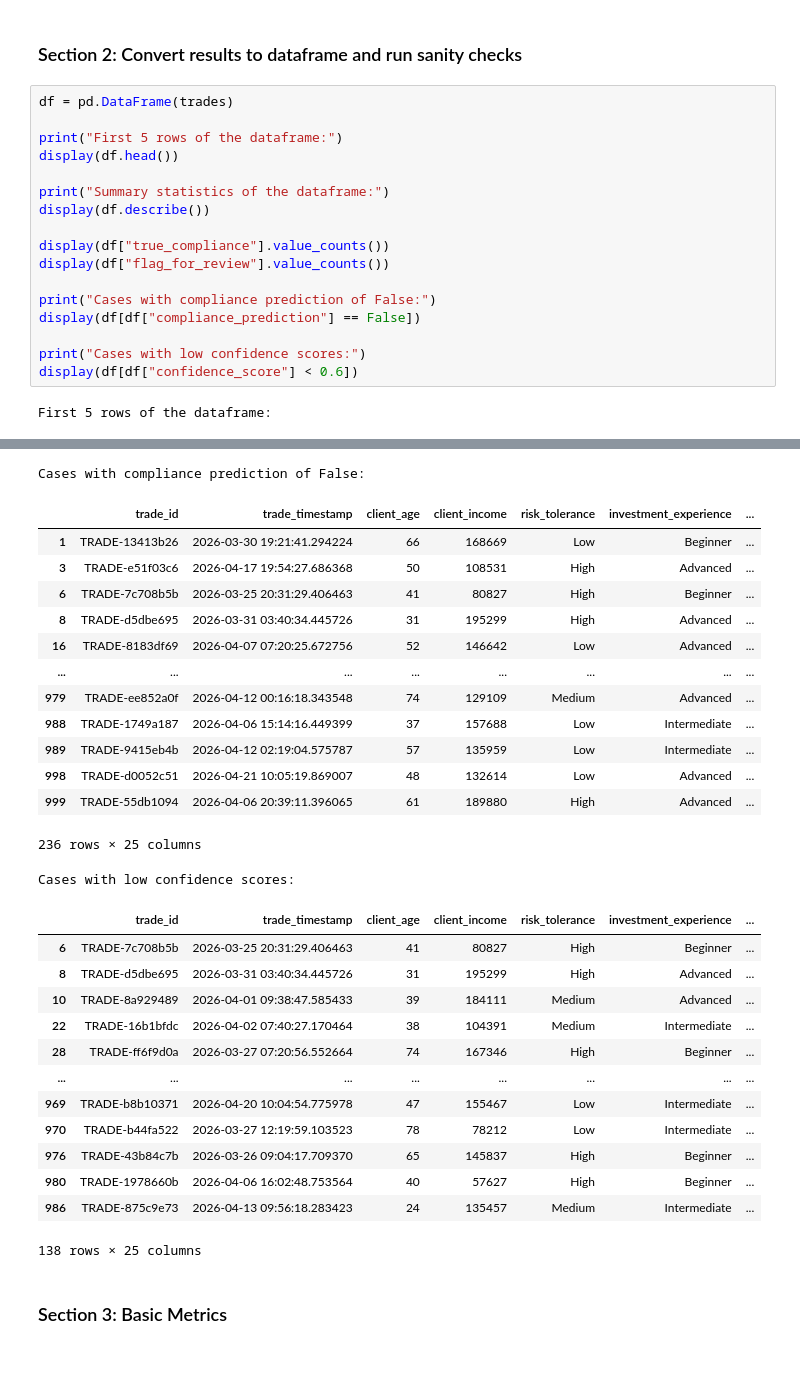
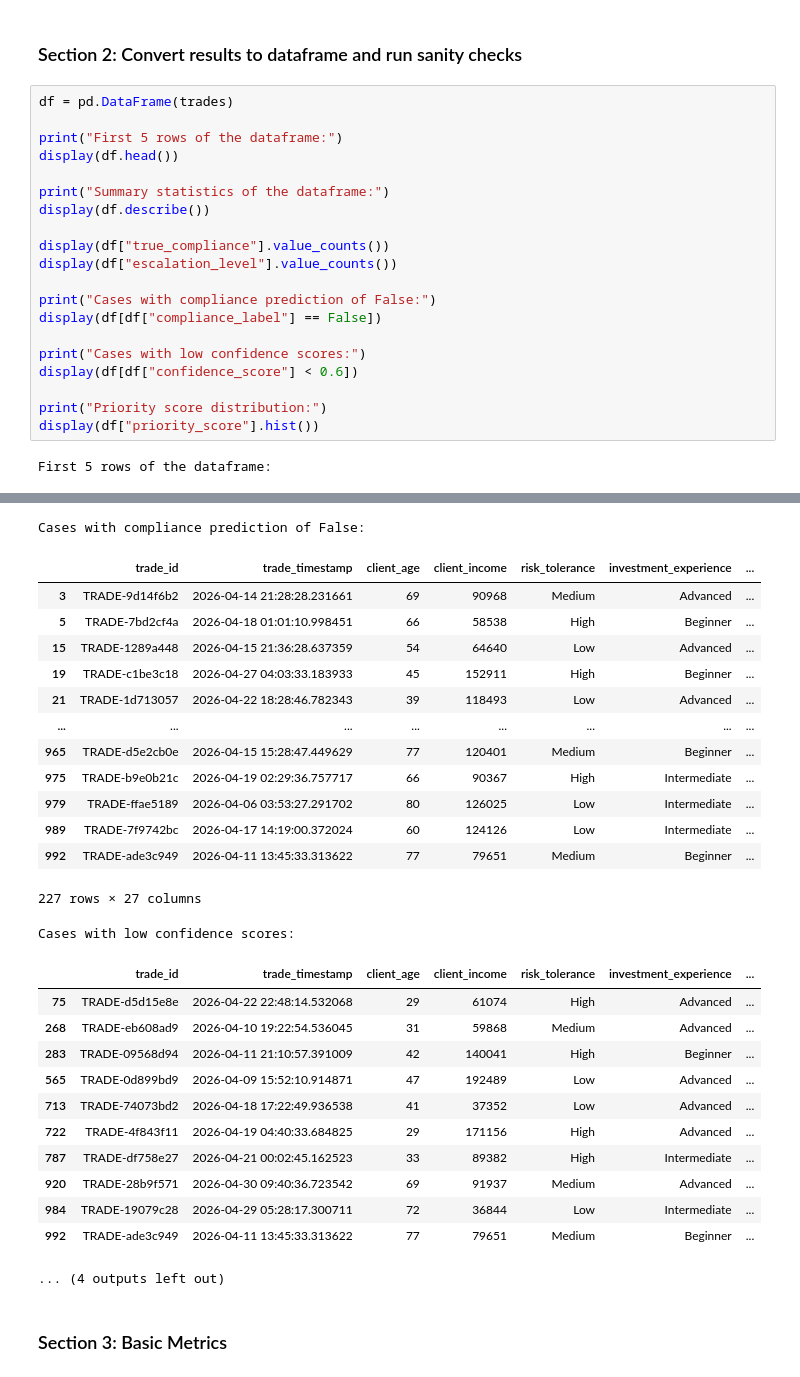
Before and after one commit to jjchau/ai-compliance-copilot, a Jupyter notebook: notebooks/S1_evaluation.ipynb, the cells around one changed output, grey strips where cells are left out. Saved outputs shown, nothing was run; the diff lists cells and outputs as text.

Commit message:
S1-008a: Updated testing notebook for tiered escalation levels (initial)

```diff
--- a/notebooks/S1_evaluation.ipynb
+++ b/notebooks/S1_evaluation.ipynb
@@ -34,13 +34,16 @@ print("Summary statistics of the dataframe:")
 display(df.describe())
 
 display(df["true_compliance"].value_counts())
-display(df["flag_for_review"].value_counts())
+display(df["escalation_level"].value_counts())
 
 print("Cases with compliance prediction of False:")
-display(df[df["compliance_prediction"] == False])
+display(df[df["compliance_label"] == False])
 
 print("Cases with low confidence scores:")
 display(df[df["confidence_score"] < 0.6])
+
+print("Priority score distribution:")
+display(df["priority_score"].hist())
 # %% [output]
 First 5 rows of the dataframe:
 |  | trade_id | trade_timestamp | client_age | client_income | risk_tolerance | investment_experience | ... |
@@ -70,32 +75,31 @@ True     279
 Name: count, dtype: int64
 Cases with compliance prediction of False:
 |  | trade_id | trade_timestamp | client_age | client_income | risk_tolerance | investment_experience | ... |
-| 1 | TRADE-13413b26 | 2026-03-30 19:21:41.294224 | 66 | 168669 | Low | Beginner | ... |
-| 3 | TRADE-e51f03c6 | 2026-04-17 19:54:27.686368 | 50 | 108531 | High | Advanced | ... |
-| 6 | TRADE-7c708b5b | 2026-03-25 20:31:29.406463 | 41 | 80827 | High | Beginner | ... |
-| 8 | TRADE-d5dbe695 | 2026-03-31 03:40:34.445726 | 31 | 195299 | High | Advanced | ... |
-| 16 | TRADE-8183df69 | 2026-04-07 07:20:25.672756 | 52 | 146642 | Low | Advanced | ... |
+| 3 | TRADE-9d14f6b2 | 2026-04-14 21:28:28.231661 | 69 | 90968 | Medium | Advanced | ... |
+| 5 | TRADE-7bd2cf4a | 2026-04-18 01:01:10.998451 | 66 | 58538 | High | Beginner | ... |
+| 15 | TRADE-1289a448 | 2026-04-15 21:36:28.637359 | 54 | 64640 | Low | Advanced | ... |
+| 19 | TRADE-c1be3c18 | 2026-04-27 04:03:33.183933 | 45 | 152911 | High | Beginner | ... |
+| 21 | TRADE-1d713057 | 2026-04-22 18:28:46.782343 | 39 | 118493 | Low | Advanced | ... |
 | ... | ... | ... | ... | ... | ... | ... | ... |
-| 979 | TRADE-ee852a0f | 2026-04-12 00:16:18.343548 | 74 | 129109 | Medium | Advanced | ... |
-| 988 | TRADE-1749a187 | 2026-04-06 15:14:16.449399 | 37 | 157688 | Low | Intermediate | ... |
-| 989 | TRADE-9415eb4b | 2026-04-12 02:19:04.575787 | 57 | 135959 | Low | Intermediate | ... |
-| 998 | TRADE-d0052c51 | 2026-04-21 10:05:19.869007 | 48 | 132614 | Low | Advanced | ... |
-| 999 | TRADE-55db1094 | 2026-04-06 20:39:11.396065 | 61 | 189880 | High | Advanced | ... |
+| 965 | TRADE-d5e2cb0e | 2026-04-15 15:28:47.449629 | 77 | 120401 | Medium | Beginner | ... |
+| 975 | TRADE-b9e0b21c | 2026-04-19 02:29:36.757717 | 66 | 90367 | High | Intermediate | ... |
+| 979 | TRADE-ffae5189 | 2026-04-06 03:53:27.291702 | 80 | 126025 | Low | Intermediate | ... |
+| 989 | TRADE-7f9742bc | 2026-04-17 14:19:00.372024 | 60 | 124126 | Low | Intermediate | ... |
+| 992 | TRADE-ade3c949 | 2026-04-11 13:45:33.313622 | 77 | 79651 | Medium | Beginner | ... |
-236 rows × 25 columns
+227 rows × 27 columns
 Cases with low confidence scores:
 |  | trade_id | trade_timestamp | client_age | client_income | risk_tolerance | investment_experience | ... |
-| 6 | TRADE-7c708b5b | 2026-03-25 20:31:29.406463 | 41 | 80827 | High | Beginner | ... |
-| 8 | TRADE-d5dbe695 | 2026-03-31 03:40:34.445726 | 31 | 195299 | High | Advanced | ... |
-| 10 | TRADE-8a929489 | 2026-04-01 09:38:47.585433 | 39 | 184111 | Medium | Advanced | ... |
-| 22 | TRADE-16b1bfdc | 2026-04-02 07:40:27.170464 | 38 | 104391 | Medium | Intermediate | ... |
-| 28 | TRADE-ff6f9d0a | 2026-03-27 07:20:56.552664 | 74 | 167346 | High | Beginner | ... |
-| ... | ... | ... | ... | ... | ... | ... | ... |
-| 969 | TRADE-b8b10371 | 2026-04-20 10:04:54.775978 | 47 | 155467 | Low | Intermediate | ... |
-| 970 | TRADE-b44fa522 | 2026-03-27 12:19:59.103523 | 78 | 78212 | Low | Intermediate | ... |
-| 976 | TRADE-43b84c7b | 2026-03-26 09:04:17.709370 | 65 | 145837 | High | Beginner | ... |
-| 980 | TRADE-1978660b | 2026-04-06 16:02:48.753564 | 40 | 57627 | High | Beginner | ... |
-| 986 | TRADE-875c9e73 | 2026-04-13 09:56:18.283423 | 24 | 135457 | Medium | Intermediate | ... |
+| 75 | TRADE-d5d15e8e | 2026-04-22 22:48:14.532068 | 29 | 61074 | High | Advanced | ... |
+| 268 | TRADE-eb608ad9 | 2026-04-10 19:22:54.536045 | 31 | 59868 | Medium | Advanced | ... |
+| 283 | TRADE-09568d94 | 2026-04-11 21:10:57.391009 | 42 | 140041 | High | Beginner | ... |
+| 565 | TRADE-0d899bd9 | 2026-04-09 15:52:10.914871 | 47 | 192489 | Low | Advanced | ... |
+| 713 | TRADE-74073bd2 | 2026-04-18 17:22:49.936538 | 41 | 37352 | Low | Advanced | ... |
+| 722 | TRADE-4f843f11 | 2026-04-19 04:40:33.684825 | 29 | 171156 | High | Advanced | ... |
+| 787 | TRADE-df758e27 | 2026-04-21 00:02:45.162523 | 33 | 89382 | High | Intermediate | ... |
+| 920 | TRADE-28b9f571 | 2026-04-30 09:40:36.723542 | 69 | 91937 | Medium | Advanced | ... |
+| 984 | TRADE-19079c28 | 2026-04-29 05:28:17.300711 | 72 | 36844 | Low | Intermediate | ... |
+| 992 | TRADE-ade3c949 | 2026-04-11 13:45:33.313622 | 77 | 79651 | Medium | Beginner | ... |
-138 rows × 25 columns
+... (4 outputs left out)
 # %% [markdown]
 ### Section 3: Basic Metrics
 # %%
```
Also changed, not shown: parts of 3 cells of this notebook, 2 other files.
